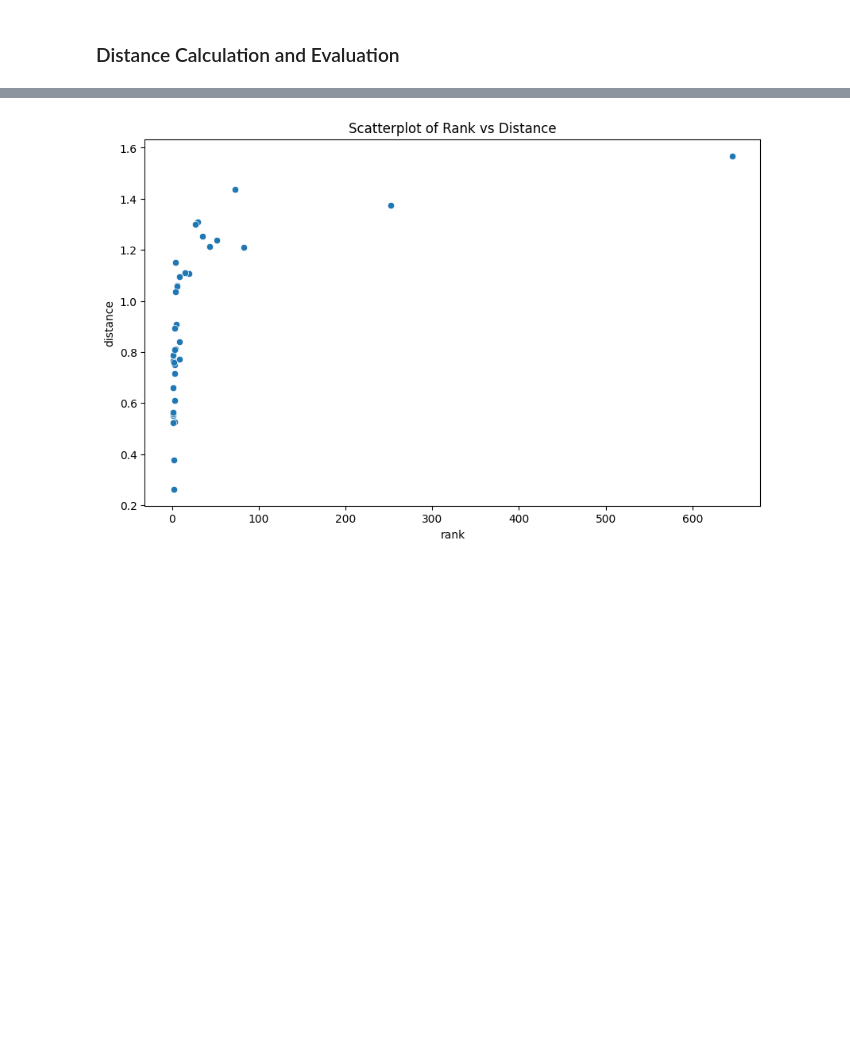
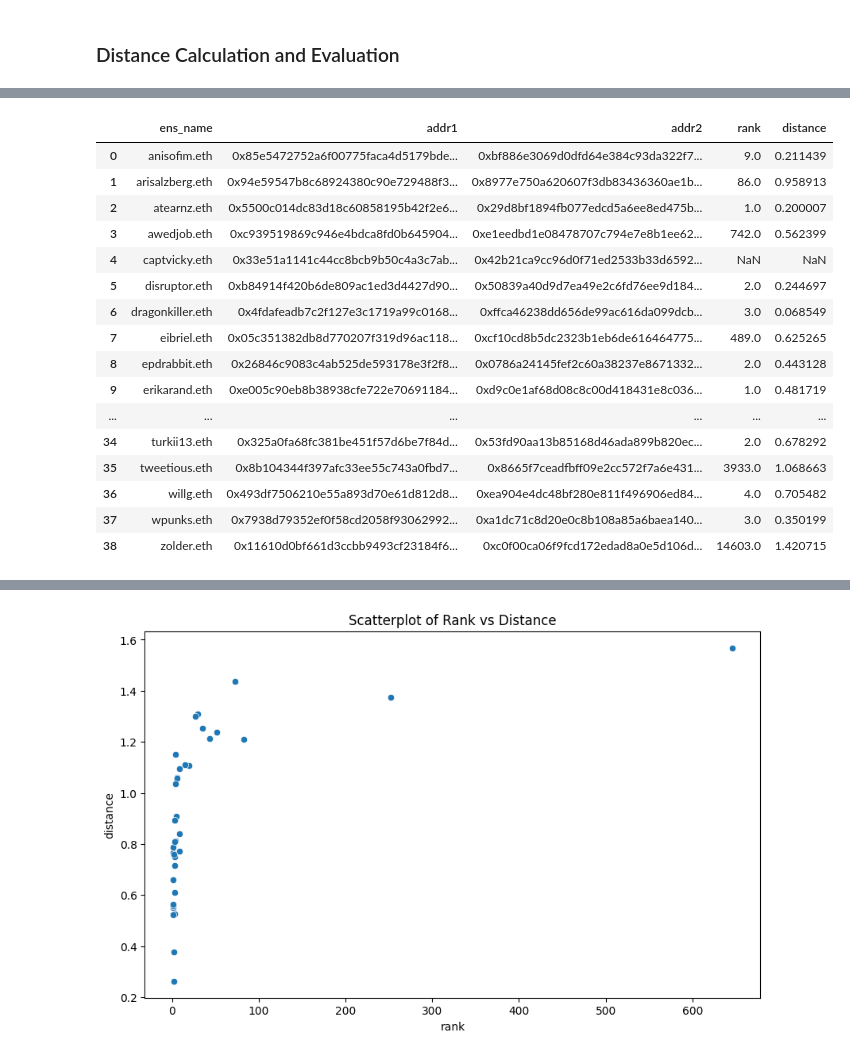
Before and after one commit to dariothuerkauf/address-clustering, a Jupyter notebook: python/node-embedding.ipynb, the cells around one changed output, grey strips where cells are left out. Cells and saved outputs as stored; diff of their text form; code cells hidden in the pictures; blank space fills up the shorter version.

```diff
--- a/python/node-embedding.ipynb
+++ b/python/node-embedding.ipynb
@@ -237,3 +259,25 @@ print(rank)
+# %%
+# Apply the function to your DataFrame
+ens_pairs['rank'], ens_pairs['distance'] = zip(*ens_pairs.apply(lambda row: index.get_rank(row['addr1'], row['addr2']), axis=1))
+ens_pairs
+# %% [output]
+|  | ens_name | addr1 | addr2 | rank | distance |
+| 0 | anisofim.eth | 0x85e5472752a6f00775faca4d5179bde... | 0xbf886e3069d0dfd64e384c93da322f7... | 9.0 | 0.211439 |
+| 1 | arisalzberg.eth | 0x94e59547b8c68924380c90e729488f3... | 0x8977e750a620607f3db83436360ae1b... | 86.0 | 0.958913 |
+| 2 | atearnz.eth | 0x5500c014dc83d18c60858195b42f2e6... | 0x29d8bf1894fb077edcd5a6ee8ed475b... | 1.0 | 0.200007 |
+| 3 | awedjob.eth | 0xc939519869c946e4bdca8fd0b645904... | 0xe1eedbd1e08478707c794e7e8b1ee62... | 742.0 | 0.562399 |
+| 4 | captvicky.eth | 0x33e51a1141c44cc8bcb9b50c4a3c7ab... | 0x42b21ca9cc96d0f71ed2533b33d6592... | NaN | NaN |
+| 5 | disruptor.eth | 0xb84914f420b6de809ac1ed3d4427d90... | 0x50839a40d9d7ea49e2c6fd76ee9d184... | 2.0 | 0.244697 |
+| 6 | dragonkiller.eth | 0x4fdafeadb7c2f127e3c1719a99c0168... | 0xffca46238dd656de99ac616da099dcb... | 3.0 | 0.068549 |
+| 7 | eibriel.eth | 0x05c351382db8d770207f319d96ac118... | 0xcf10cd8b5dc2323b1eb6de616464775... | 489.0 | 0.625265 |
+| 8 | epdrabbit.eth | 0x26846c9083c4ab525de593178e3f2f8... | 0x0786a24145fef2c60a38237e8671332... | 2.0 | 0.443128 |
+| 9 | erikarand.eth | 0xe005c90eb8b38938cfe722e70691184... | 0xd9c0e1af68d08c8c00d418431e8c036... | 1.0 | 0.481719 |
+| ... | ... | ... | ... | ... | ... |
+| 34 | turkii13.eth | 0x325a0fa68fc381be451f57d6be7f84d... | 0x53fd90aa13b85168d46ada899b820ec... | 2.0 | 0.678292 |
+| 35 | tweetious.eth | 0x8b104344f397afc33ee55c743a0fbd7... | 0x8665f7ceadfbff09e2cc572f7a6e431... | 3933.0 | 1.068663 |
+| 36 | willg.eth | 0x493df7506210e55a893d70e61d812d8... | 0xea904e4dc48bf280e811f496906ed84... | 4.0 | 0.705482 |
+| 37 | wpunks.eth | 0x7938d79352ef0f58cd2058f93062992... | 0xa1dc71c8d20e0c8b108a85a6baea140... | 3.0 | 0.350199 |
+| 38 | zolder.eth | 0x11610d0bf661d3ccbb9493cf23184f6... | 0xc0f00ca06f9fcd172edad8a0e5d106d... | 14603.0 | 1.420715 |
 # %%
 # Apply the function to your DataFrame
 ens_pairs['rank'], ens_pairs['distance'] = zip(*ens_pairs.apply(lambda row: index.get_rank(row['addr1'], row['addr2']), axis=1))
```
Also changed, not shown: parts of 9 cells of this notebook.
